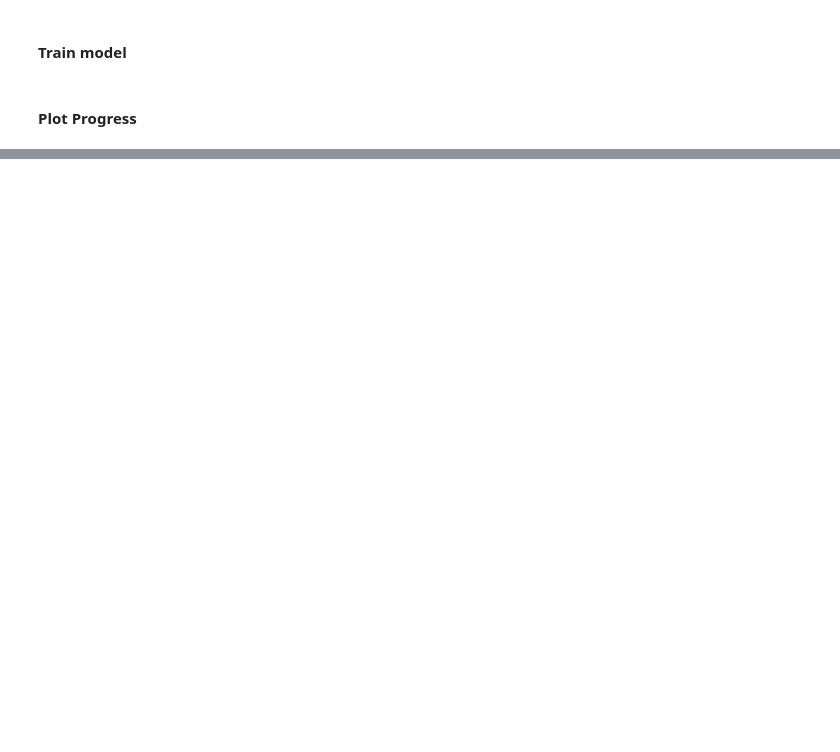
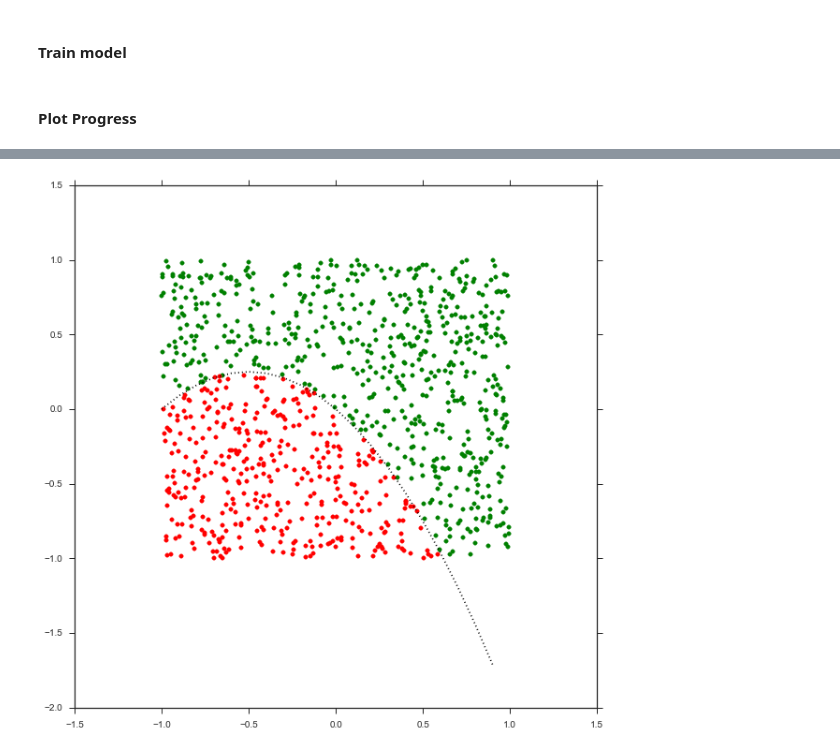
Before and after one commit to dejori/this-and-that, a Jupyter notebook: theano-examples/Logistic Regression.ipynb, the cells around one changed output, grey strips where cells are left out. Drawn from its saved outputs; the diff is of its cells as text; code cells hidden in the pictures; blank space fills up the shorter version.

```diff
--- a/theano-examples/Logistic Regression.ipynb
+++ b/theano-examples/Logistic Regression.ipynb
@@ -183,0 +187,24 @@ plt.show()
+# %%
+# given X1 and [w1, w2] return the x2 point on the decision boundary
+def hyperplane_nl(x1, w, b):
+    return -(b + w[2]*x1**2 + w[0]*x1)/w[1]
+# %%
+g_x = lambda: np.array([np.random.uniform(-1, 1), np.random.uniform(-1, 1)])
+phi = lambda x: np.array([x[0], x[1], x[0]**2])
+f_x = lambda: phi(g_x())
+w = np.array([1,1,1])
+b = 0
+# %%
+figure(figsize=(10,10))
+trX, trY = create_data(1000, f_x_poly, w, b=b, error = 0.33)
+trY_cat = (trY > 0.5) +0
+x1 = trX[:,0]
+x2 = trX[:,1]
+pos_cases = plt.scatter(x1[np.where(trY_cat == 1)], x2[np.where(trY_cat == 1)], color='g', marker='o')
+neg_cases = plt.scatter(x1[np.where(trY_cat == 0)], x2[np.where(trY_cat == 0)], color='r', marker='o')
+
+hyper_x1 = np.arange(-1,1,0.1, np.float32)
+hyper_x2 = hyperplane_nl(hyper_x1, w, b)
+boundary = plt.plot(hyper_x1,hyper_x2, ':', color='k')
+# %% [output]
+[figure, added]
```
Also changed, not shown: parts of 10 cells of this notebook.
